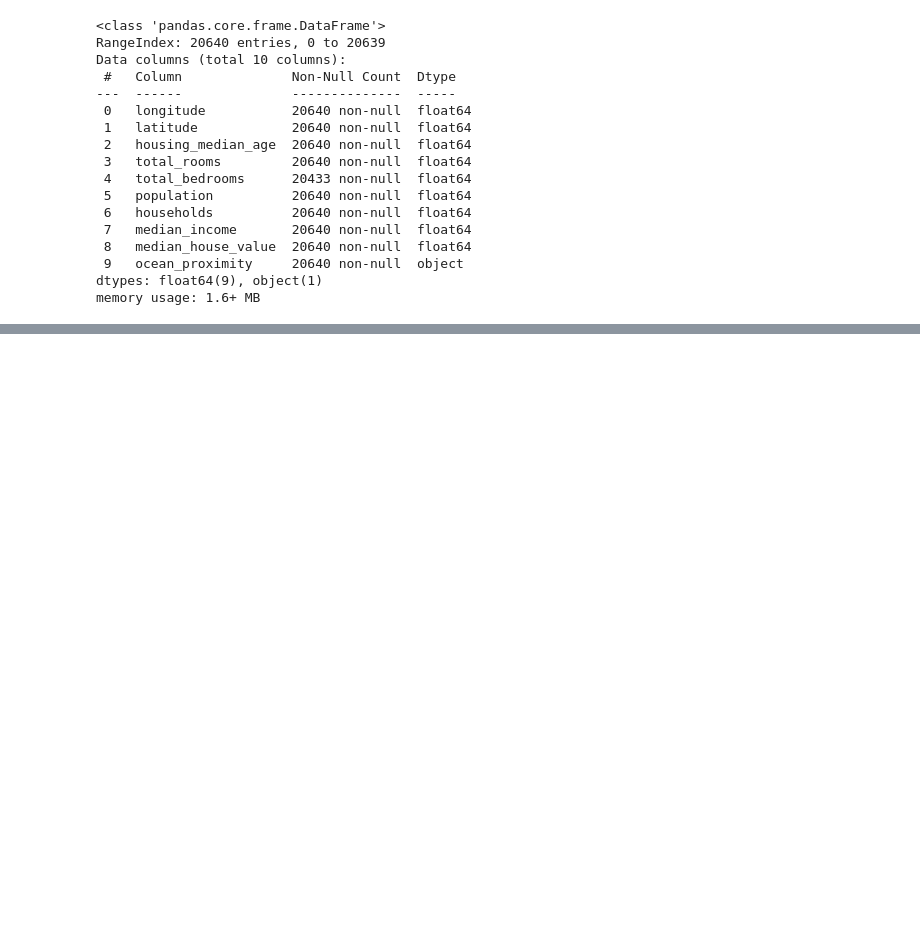
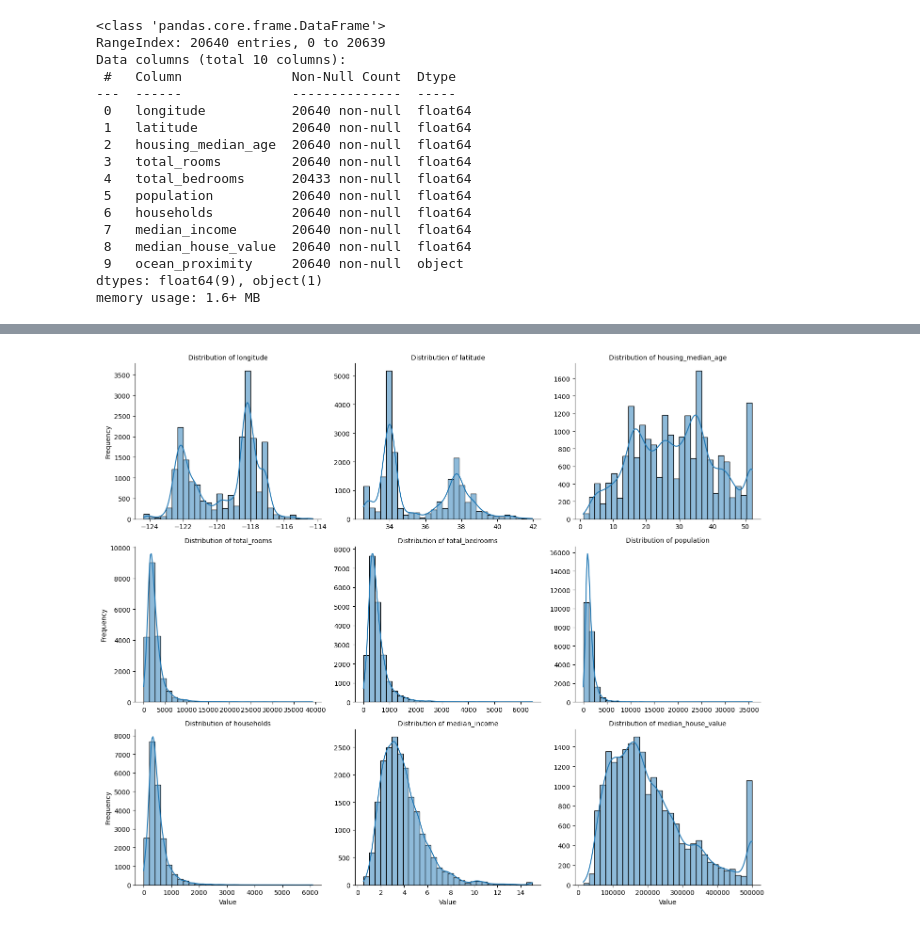
Before and after one commit to AidenHadisi/ml-journey, a Jupyter notebook: p004_california_housing_prices.ipynb, the cells around one changed output, grey strips where cells are left out. Saved outputs shown, nothing was run; the diff lists cells and outputs as text; code cells hidden in the pictures; blank space fills up the shorter version.

```diff
--- a/p004_california_housing_prices.ipynb
+++ b/p004_california_housing_prices.ipynb
@@ -64,0 +103,19 @@ df.corr(numeric_only=True).style.background_gradient(cmap='coolwarm').format('{:
+# %%
+import seaborn as sns
+import matplotlib.pyplot as plt
+import pandas as pd
+
+numeric_cols = df.select_dtypes(include=['number']).columns
+
+# Melt the DataFrame to a long format suitable for FacetGrid
+df_melted = df[numeric_cols].melt()
+
+# Create a FacetGrid with histograms for each numerical column
+g = sns.FacetGrid(df_melted, col="variable", col_wrap=3, sharex=False, sharey=False, height=4, aspect=1.2)
+g.map(sns.histplot, "value", kde=True, bins=30)
+g.set_titles("Distribution of {col_name}")
+g.set_axis_labels("Value", "Frequency")
+g.tight_layout()
+plt.show()
+# %% [output]
+[figure, added]
```
Also changed, not shown: parts of 4 cells of this notebook.
